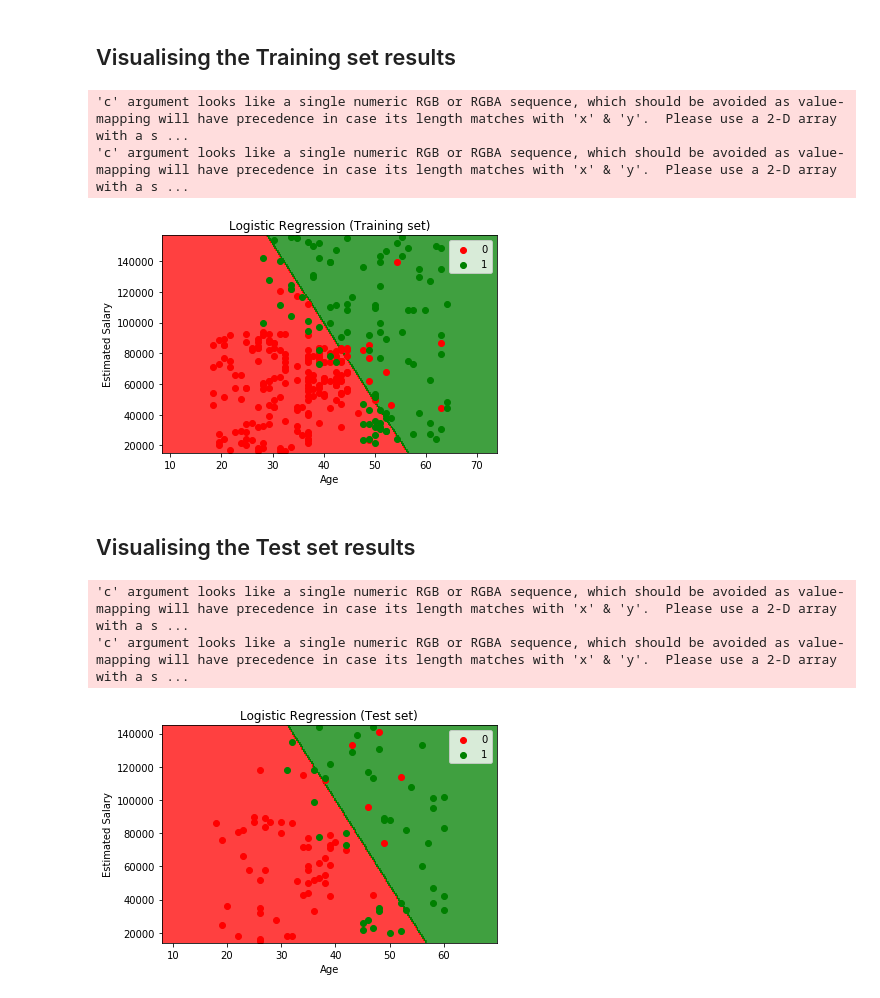
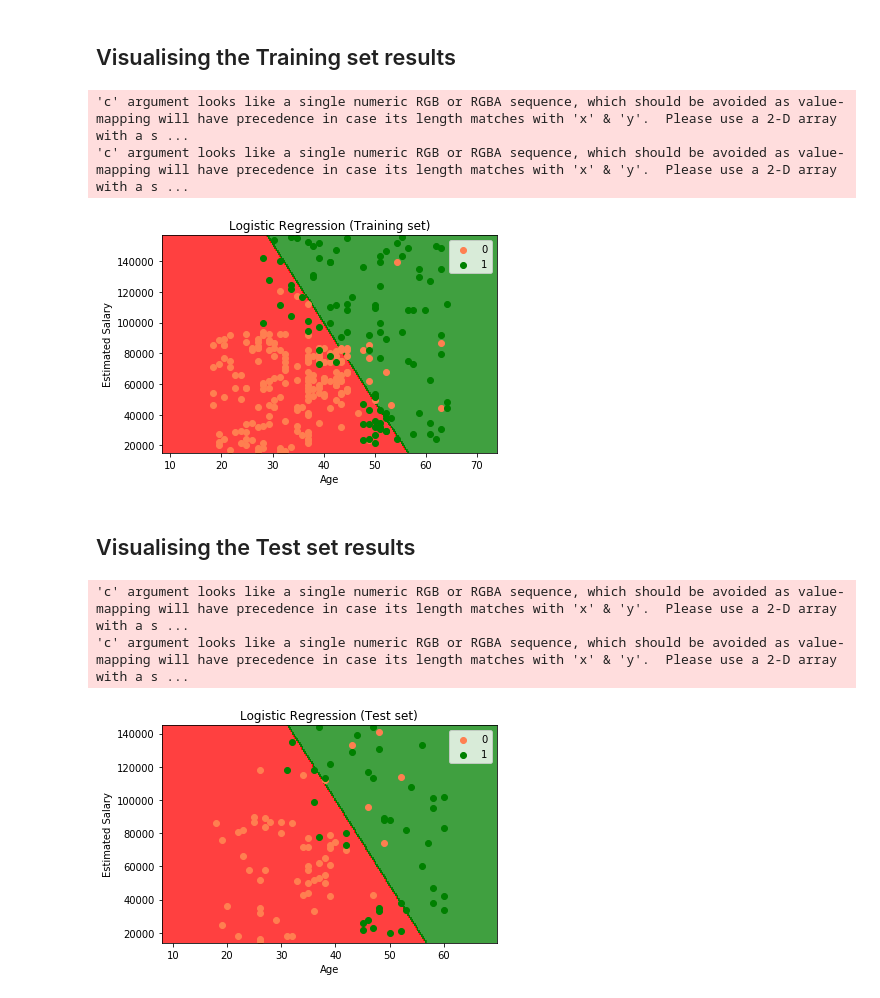
Before and after one commit to Leonardofreua/ML-and-DataScience-in-practice, a Jupyter notebook: Classification/Logistic Regression/Python/logistic_regression.ipynb, the cells around one changed output. Drawn from its saved outputs; the diff is of its cells as text; code cells hidden in the pictures.

```diff
--- a/Classification/Logistic Regression/Python/logistic_regression.ipynb
+++ b/Classification/Logistic Regression/Python/logistic_regression.ipynb
@@ -201,23 +201,23 @@ Correct Predictions: 0.78%
 # %%
 from matplotlib.colors import ListedColormap
 X_set, y_set = sc.inverse_transform(X_train), y_train
 X1, X2 = np.meshgrid(np.arange(start = X_set[:, 0].min() - 10, stop = X_set[:, 0].max() + 10, step = 0.25),
                      np.arange(start = X_set[:, 1].min() - 1000, stop = X_set[:, 1].max() + 1000, step = 0.25))
 plt.contourf(X1, X2, classifier.predict(sc.transform(np.array([X1.ravel(), X2.ravel()]).T)).reshape(X1.shape),
              alpha = 0.75, cmap = ListedColormap(('red', 'green')))
 plt.xlim(X1.min(), X1.max())
 plt.ylim(X2.min(), X2.max())
 for i, j in enumerate(np.unique(y_set)):
-    plt.scatter(X_set[y_set == j, 0], X_set[y_set == j, 1], c = ListedColormap(('red', 'green'))(i), label = j)
+    plt.scatter(X_set[y_set == j, 0], X_set[y_set == j, 1], c = ListedColormap(('coral', 'green'))(i), label = j)
 plt.title('Logistic Regression (Training set)')
 plt.xlabel('Age')
 plt.ylabel('Estimated Salary')
 plt.legend()
 plt.show()
 # %% [output]
 'c' argument looks like a single numeric RGB or RGBA sequence, which should be avoided as value-mapping will have precedence in case its length matches with 'x' & 'y'.  Please use a 2-D array with a s ...
 'c' argument looks like a single numeric RGB or RGBA sequence, which should be avoided as value-mapping will have precedence in case its length matches with 'x' & 'y'.  Please use a 2-D array with a s ...
-[figure, old version]
+[figure, new version]
 # %% [markdown]
 ## Visualising the Test set results
 # %%
@@ -230,7 +230,7 @@ plt.contourf(X1, X2, classifier.predict(sc.transform(np.array([X1.ravel(), X2.ra
 plt.xlim(X1.min(), X1.max())
 plt.ylim(X2.min(), X2.max())
 for i, j in enumerate(np.unique(y_set)):
-    plt.scatter(X_set[y_set == j, 0], X_set[y_set == j, 1], c = ListedColormap(('red', 'green'))(i), label = j)
+    plt.scatter(X_set[y_set == j, 0], X_set[y_set == j, 1], c = ListedColormap(('coral', 'green'))(i), label = j)
 plt.title('Logistic Regression (Test set)')
 plt.xlabel('Age')
 plt.ylabel('Estimated Salary')
@@ -239,4 +239,4 @@ plt.show()
 # %% [output]
 'c' argument looks like a single numeric RGB or RGBA sequence, which should be avoided as value-mapping will have precedence in case its length matches with 'x' & 'y'.  Please use a 2-D array with a s ...
 'c' argument looks like a single numeric RGB or RGBA sequence, which should be avoided as value-mapping will have precedence in case its length matches with 'x' & 'y'.  Please use a 2-D array with a s ...
-[figure, old version]
+[figure, new version]
```
Also changed, not shown: parts of 8 cells of this notebook.
